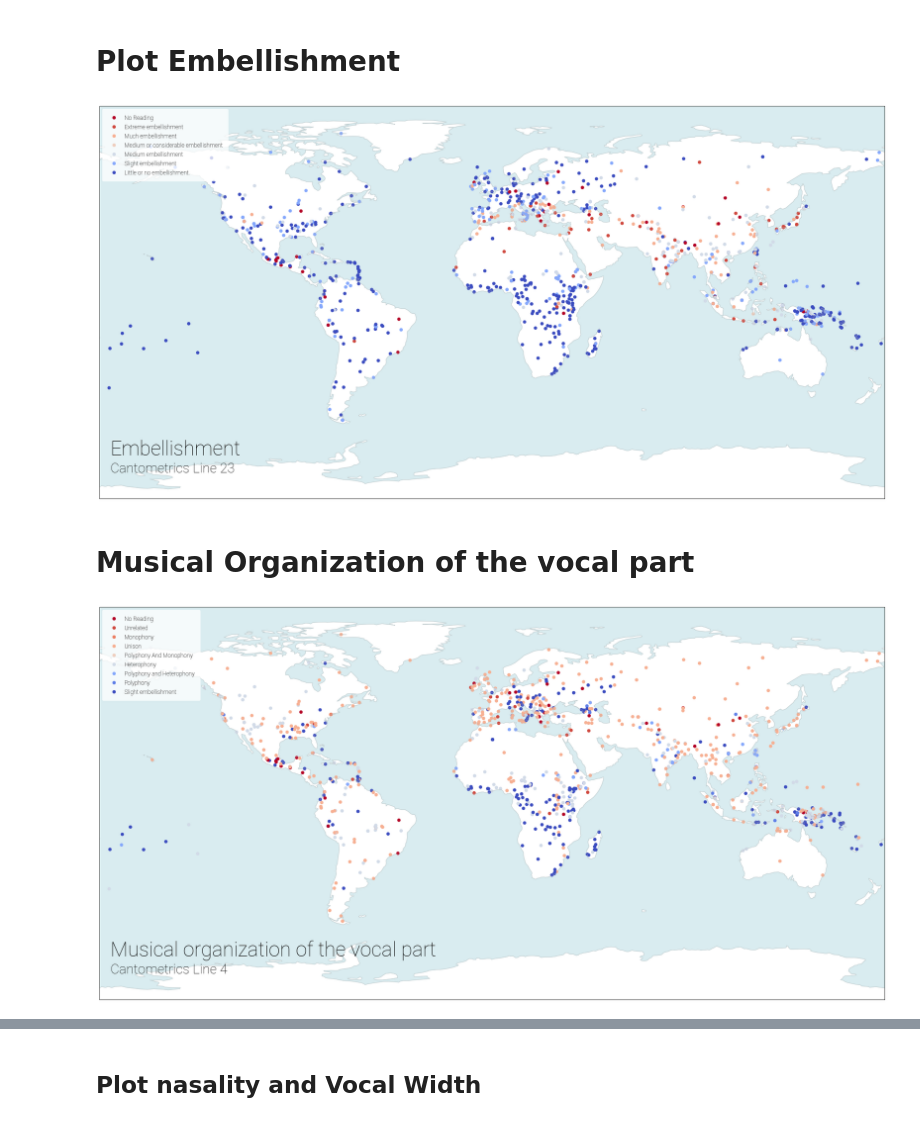
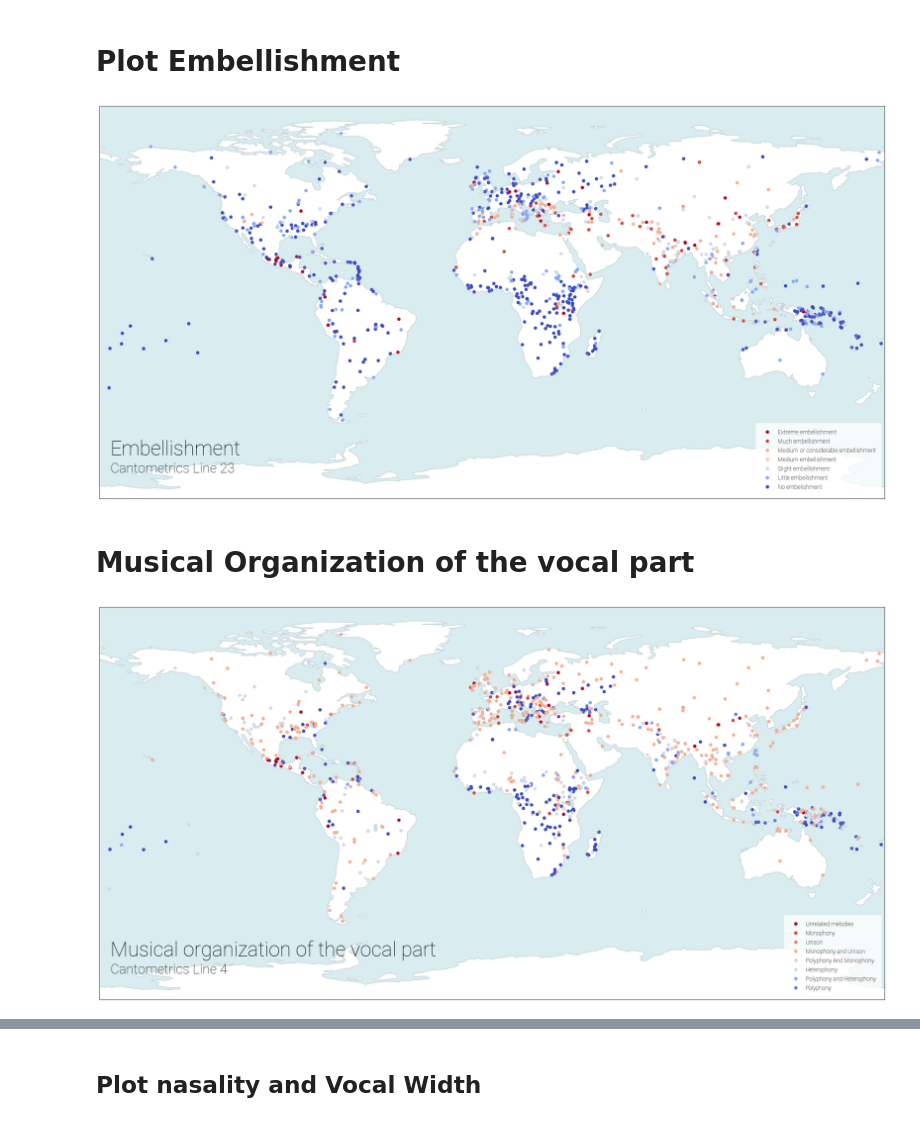
Before and after one commit to theglobaljukebox/Woodetal2021-Analysis, a Jupyter notebook: Modal Profiles and Maps.ipynb, the cells around one changed output, grey strips where cells are left out. Drawn from its saved outputs; the diff is of its cells as text; code cells hidden in the pictures.

```diff
--- a/Modal Profiles and Maps.ipynb
+++ b/Modal Profiles and Maps.ipynb
@@ -57,7 +57,7 @@ def plot_map(linenum, vname, custom_labels):
     ax.add_feature(cfeature.OCEAN, alpha=.6, color="#C0E0E6")
     handles, labels = scatter.legend_elements()
     legend1 = ax.legend(handles,custom_labels,
-                        loc="upper left",
+                        loc="lower right",
                         borderpad = 1,
                         framealpha = 0.5,
                         edgecolor ="none",
@@ -68,21 +68,21 @@ def plot_map(linenum, vname, custom_labels):
 # %% [markdown]
 # Plot Embellishment
 # %%
-labels = ["No Reading", "Extreme embellishment", "Much embellishment",
+labels = ["Extreme embellishment", "Much embellishment",
               "Medium or considerable embellishment", "Medium embellishment",
-              "Slight embellishment","Little or no embellishment."]
+              "Slight embellishment","Little embellishment", "No embelishment"]
 
 plot_map(23, 'Embellishment', labels)
 # %% [output]
-[figure, old version]
+[figure, new version]
 # %% [markdown]
 # Musical Organization of the vocal part
 # %%
-labels = ["No Reading","Unrelated","Monophony","Unison",
+labels = ["Unrelated melodies","Monophony","Unison", "Monophony and Unison",
           "Polyphony And Monophony","Heterophony","Polyphony and Heterophony",
-          "Polyphony","Slight embellishment","Little or no embellishment."]
+          "Polyphony"]
 
 
 plot_map(4, 'Musical organization of the vocal part', labels)
 # %% [output]
-[figure, old version]
+[figure, new version]
```
Also changed, not shown: parts of 1 cell of this notebook, 4 other files.
